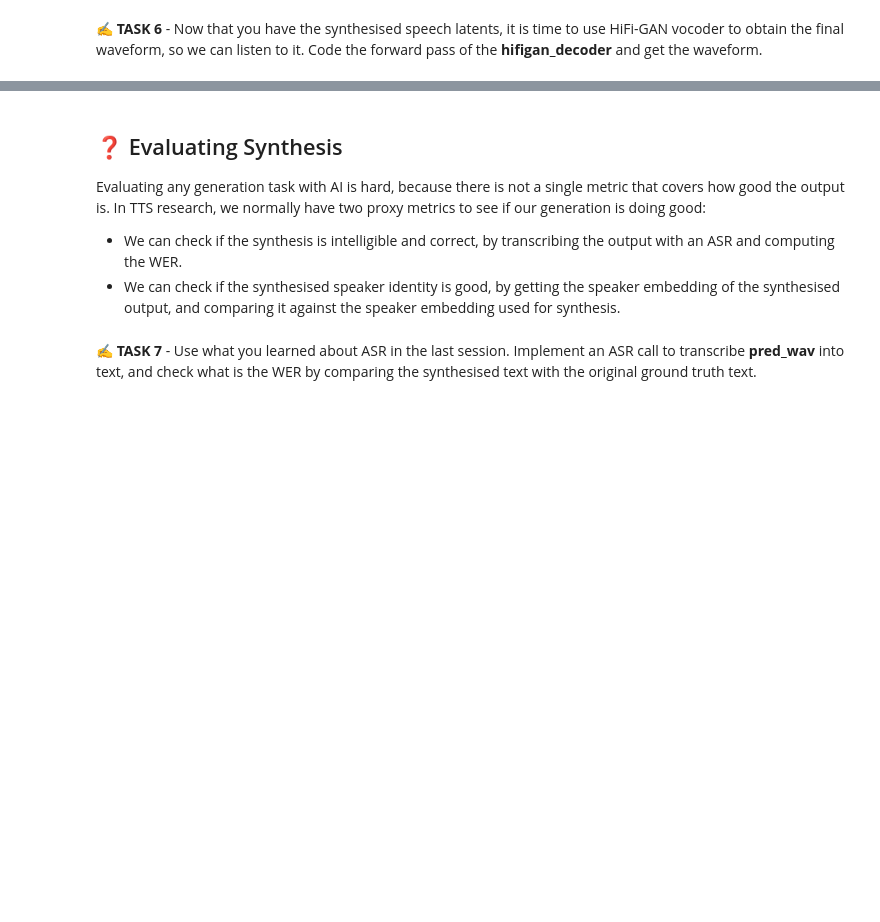
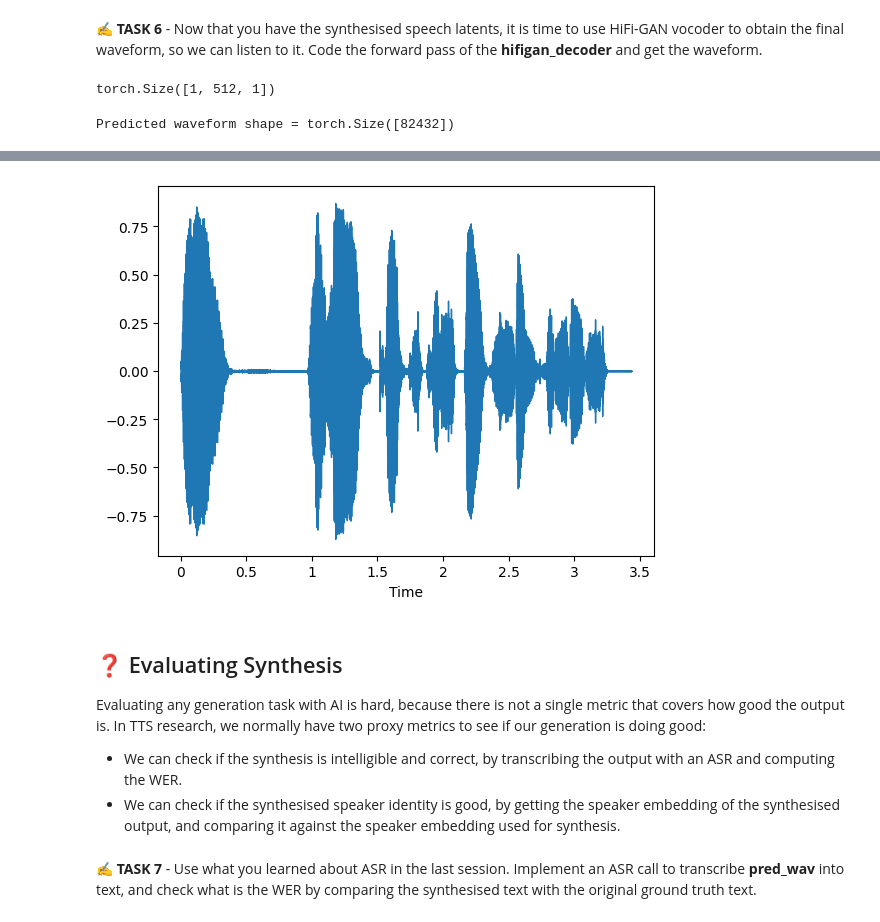
Before and after one commit to inesbroto/NLI_Chatbot, a Jupyter notebook: L5_TTS.ipynb, the cells around one changed output, grey strips where cells are left out. Drawn from its saved outputs; the diff is of its cells as text; code cells hidden in the pictures; blank space fills up the shorter version.

```diff
--- a/L5_TTS.ipynb
+++ b/L5_TTS.ipynb
@@ -145,10 +167,11 @@ def tokenize_text_to_tensor(text, language, tokenizer, gpu=True):
     text_tokens = tokenizer.encode(text, language)
 
     # Implement here the list to integer tensor conversion
-    text_tokens = ...
-
+    text_tokens = torch.tensor(text_tokens)
+    print(text_tokens.shape)
     # Adjust the shape of the tensor so it is (1, text_sequence_length)
-    text_tokens = ...
+    text_tokens = text_tokens.unsqueeze(0) #añadir una dimension
+    print(text_tokens.shape)
 
     if gpu:
         text_tokens = text_tokens.cuda()
@@ -156,7 +179,7 @@ def tokenize_text_to_tensor(text, language, tokenizer, gpu=True):
     return text_tokens
 
 # Implement the call to convert your text to tensors
-text_tokens = tokenize_text_to_tensor(...)
+text_tokens = tokenize_text_to_tensor(text, language, tokenizer)
 
 assert torch.is_tensor(text_tokens), f"Error! text_tokens is not a torch tensor, is: {type(text_tokens)}."
 assert text_tokens.shape == (1, len(tokenizer.encode(text, language))), f"Error! The text tokens shape detected is: {text_tokens.shape}"
@@ -221,5 +262,5 @@ print(speaker_names)
 # %%
 # And we may use the name of the first speaker, for example, to extract the GPT and HiFi-GAN speaker embeddings
-gpt_speaker_emb, hifigan_speaker_emb = speakers_dict['Claribel Dervla'].values()
+gpt_speaker_emb, hifigan_speaker_emb = speakers_dict['Kumar Dahl'].values()
 print(f"GPT speaker embedding shape = {gpt_speaker_emb.shape}")
 print(f"HiFi-GAN speaker embedding shape = {hifigan_speaker_emb.shape}")
@@ -268,12 +312,10 @@ def plot_tsne(embeddings, labels=None, perplexity=30, n_iter=1000):
 hifigan_speaker_embeddings_list = []
 for speaker_name in speaker_names:
     # Extract here the HiFi-GAN speaker embedding and store it in the list above
-    gpt_speaker_emb, hifigan_speaker_emb = ...
-
+    gpt_speaker_emb, hifigan_speaker_emb = speakers_dict[speaker_name].values()
     # Remember that the shape of each embedding is (1, 512, 1), right?
     # Modify the shape of the embeddings tensor so it is (512).
-    hifigan_speaker_emb = ...
-
+    hifigan_speaker_emb = hifigan_speaker_emb.squeeze()
     hifigan_speaker_embeddings_list.append(hifigan_speaker_emb)
 # %%
 # We may now convert the list of speaker embeddings into a tensor of shape
@@ -301,8 +345,8 @@ if GPU:
 # %%
 with torch.no_grad():
     speech_tokens = gpt.generate(
-        cond_latents=..., # <- pass here the GPT speaker embeddings
-        text_inputs=..., # <- pass here the text tokens (not the embeddings, gpt.generate automatically will get these from the tokens)
+        cond_latents=gpt_speaker_emb, # <- pass here the GPT speaker embeddings
+        text_inputs=text_tokens, # <- pass here the text tokens (not the embeddings, gpt.generate automatically will get these from the tokens)
         input_tokens=None,
         do_sample=True,
         top_p=top_p,
@@ -351,12 +407,18 @@ print(f"Speech latents/embeddings shape = {speech_latents.shape}")
 # %% [markdown]
 ✍️ **TASK 6** - Now that you have the synthesised speech latents, it is time to use HiFi-GAN vocoder to obtain the final waveform, so we can listen to it. Code the forward pass of the **hifigan_decoder** and get the waveform.
+# %%
+hifigan_speaker_emb.unsqueeze(0).unsqueeze(-1).shape
+# %% [output]
+torch.Size([1, 512, 1])
 # %%
 with torch.no_grad():
     pred_wav = hifigan_decoder(
-        ... # <- pass here the speech latents
-        g=... # <- pass here the HiFi-GAN speaker embedding. Remember to put it into a shape of (1, 512, 1)
+        speech_latents, # <- pass here the speech latents
+        g=hifigan_speaker_emb.unsqueeze(0).unsqueeze(-1) # <- pass here the HiFi-GAN speaker embedding. Remember to put it into a shape of (1, 512, 1)
     ).cpu().squeeze()
 
 print(f"Predicted waveform shape = {pred_wav.shape}")
 librosa.display.waveshow(pred_wav.numpy(), sr=TTS_SAMPLING_RATE)
 IPython.display.Audio(pred_wav.numpy(), rate=TTS_SAMPLING_RATE)
+# %% [output]
+Predicted waveform shape = torch.Size([82432])
@@ -363,3 +426,4 @@ IPython.display.Audio(pred_wav.numpy(), rate=TTS_SAMPLING_RATE)
+[figure, added]
 # %% [markdown]
 ## ❓ Evaluating Synthesis
 
```
Also changed, not shown: parts of 18 cells of this notebook.
